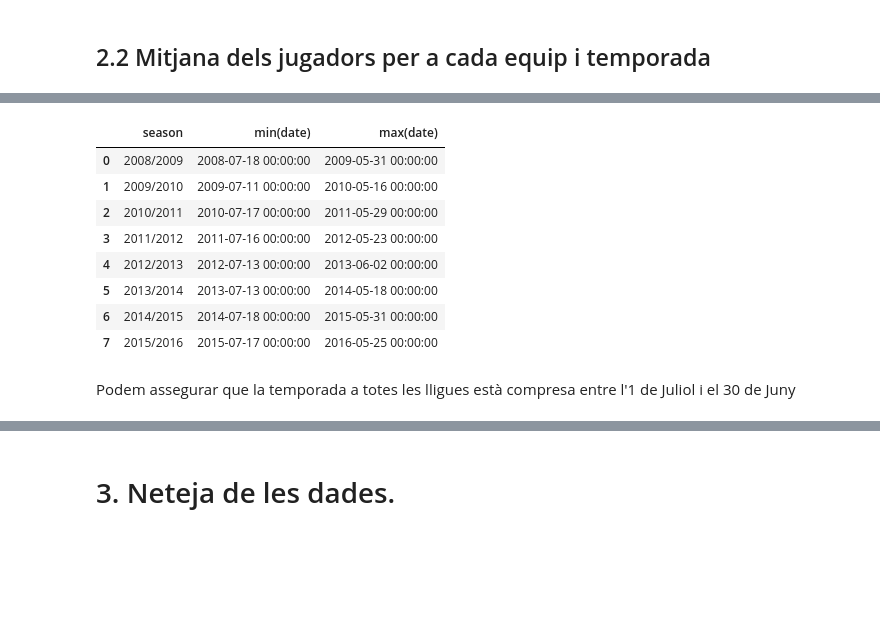
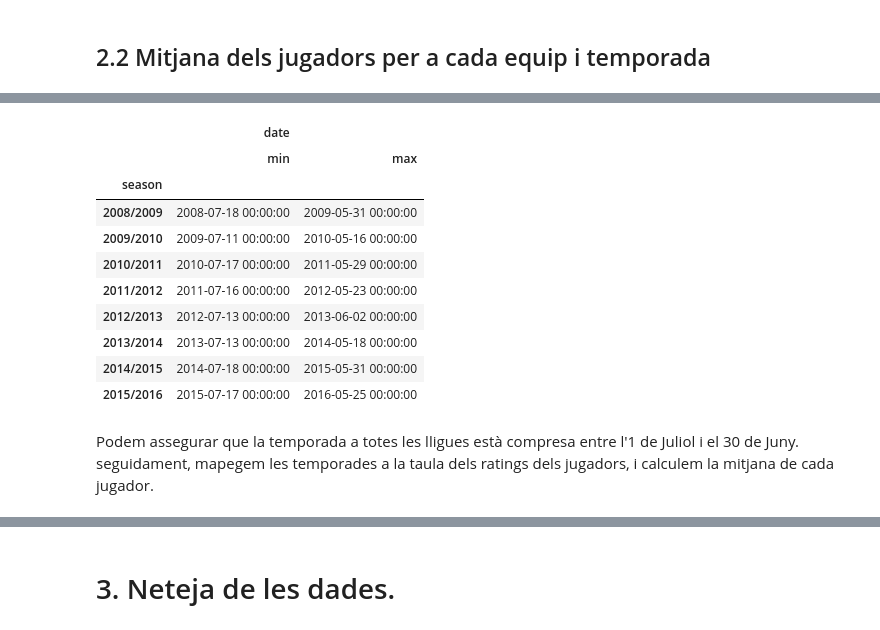
Before and after one commit to KRLSMolina/European-Soccer-Data, a Jupyter notebook: european-soccer-data-analysis.ipynb, the cells around one changed output, grey strips where cells are left out. Cells and saved outputs as stored; diff of their text form; code cells hidden in the pictures; blank space fills up the shorter version.

```diff
--- a/european-soccer-data-analysis.ipynb
+++ b/european-soccer-data-analysis.ipynb
@@ -25,3 +22,6 @@ El dataset triat per a aquesta pràctica es diu: **European Soccer Data** i es p
+# %%
+# Agafem el dataset del nostre repository
+folder = os.getcwd() + '\data\\'
 # %% [markdown]
 # 1. Descripció del dataset. Perquè és important i quina pregunta/problema pretén respondre?
 # %% [markdown]
@@ -170,23 +155,19 @@ Observem que per a cada jugador tenim les seves especificacions en diferents dat
 # %%
 # Comprovem les dades màximes i mínimes de cada temporada
-conn = sqlite3.connect(folder + 'soccer_database.sqlite')
-query = """
-SELECT season, min(date), max(date) FROM "Match" m
-GROUP BY season
-"""
-df_dates = pd.read_sql_query(query, conn)
-conn.close()
-df_dates
+df_match.groupby('season').agg({'date':['min','max']})
 # %% [output]
-|  | season | min(date) | max(date) |
-| 0 | 2008/2009 | 2008-07-18 00:00:00 | 2009-05-31 00:00:00 |
-| 1 | 2009/2010 | 2009-07-11 00:00:00 | 2010-05-16 00:00:00 |
-| 2 | 2010/2011 | 2010-07-17 00:00:00 | 2011-05-29 00:00:00 |
-| 3 | 2011/2012 | 2011-07-16 00:00:00 | 2012-05-23 00:00:00 |
-| 4 | 2012/2013 | 2012-07-13 00:00:00 | 2013-06-02 00:00:00 |
-| 5 | 2013/2014 | 2013-07-13 00:00:00 | 2014-05-18 00:00:00 |
-| 6 | 2014/2015 | 2014-07-18 00:00:00 | 2015-05-31 00:00:00 |
-| 7 | 2015/2016 | 2015-07-17 00:00:00 | 2016-05-25 00:00:00 |
+|  | date |  |
+|  | min | max |
+| season |  |  |
+| 2008/2009 | 2008-07-18 00:00:00 | 2009-05-31 00:00:00 |
+| 2009/2010 | 2009-07-11 00:00:00 | 2010-05-16 00:00:00 |
+| 2010/2011 | 2010-07-17 00:00:00 | 2011-05-29 00:00:00 |
+| 2011/2012 | 2011-07-16 00:00:00 | 2012-05-23 00:00:00 |
+| 2012/2013 | 2012-07-13 00:00:00 | 2013-06-02 00:00:00 |
+| 2013/2014 | 2013-07-13 00:00:00 | 2014-05-18 00:00:00 |
+| 2014/2015 | 2014-07-18 00:00:00 | 2015-05-31 00:00:00 |
+| 2015/2016 | 2015-07-17 00:00:00 | 2016-05-25 00:00:00 |
 # %% [markdown]
-Podem assegurar que la temporada a totes les lligues està compresa entre l'1 de Juliol i el 30 de Juny
+Podem assegurar que la temporada a totes les lligues està compresa entre l'1 de Juliol i el 30 de Juny.
+seguidament, mapegem les temporades a la taula dels ratings dels jugadors, i calculem la mitjana de cada jugador.
 # %%
```
Also changed, not shown: parts of 97 cells of this notebook.
